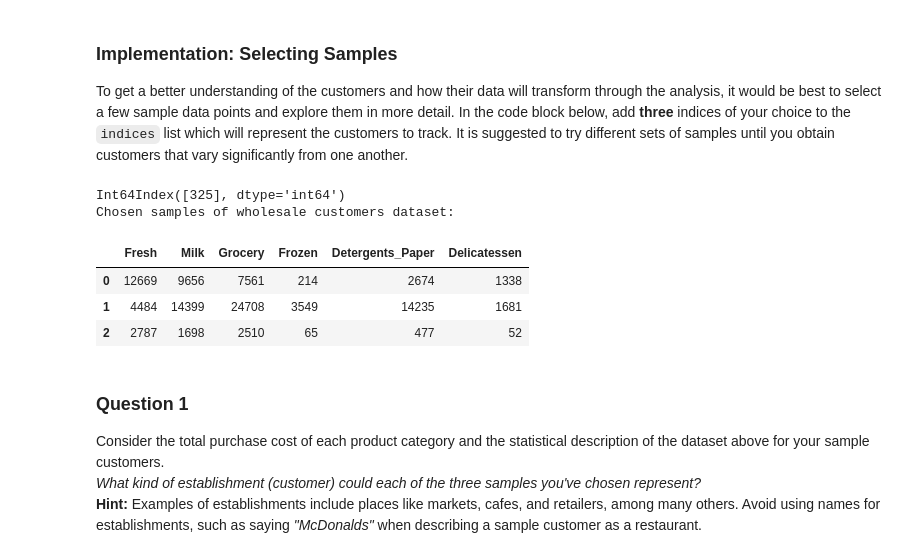
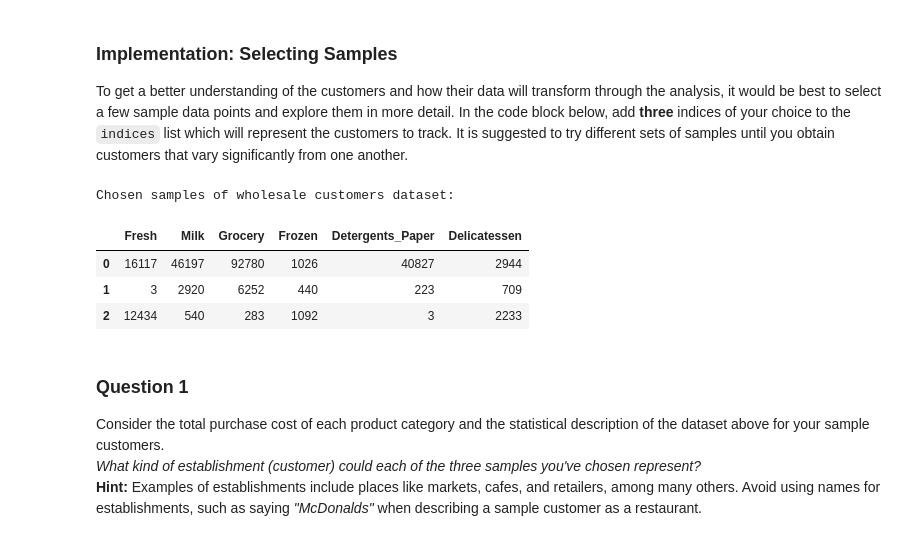
Before and after one commit to ginberg/customer_segments, a Jupyter notebook: customer_segments.ipynb, the cells around one changed output. Saved outputs shown, nothing was run; the diff lists cells and outputs as text; code cells hidden in the pictures.

```diff
--- a/customer_segments.ipynb
+++ b/customer_segments.ipynb
@@ -66,25 +66,24 @@ display(data.describe())
 ### Implementation: Selecting Samples
 To get a better understanding of the customers and how their data will transform through the analysis, it would be best to select a few sample data points and explore them in more detail. In the code block below, add **three** indices of your choice to the `indices` list which will represent the customers to track. It is suggested to try different sets of samples until you obtain customers that vary significantly from one another.
 # %%
+#determine some indexes to find different customers
+maxGroceryIndex = data[data['Grocery'] == np.max(data['Grocery'])].index
 minFreshIndex = data[data['Fresh'] == np.min(data['Fresh'])].index
-maxFrozenIndex = data[data['Frozen'] == np.max(data['Frozen'])].index
-print maxFrozenIndex
-
+minDetergentsPaperIndex = data[data['Detergents_Paper'] == np.min(data['Detergents_Paper'])].index
 
 # Select three indices of your choice you wish to sample from the dataset
-indices = [0, 201, 439]
+indices = [maxGroceryIndex[0], minFreshIndex[0], minDetergentsPaperIndex[1]]
 
 # Create a DataFrame of the chosen samples
 samples = pd.DataFrame(data.loc[indices], columns = data.keys()).reset_index(drop = True)
 print "Chosen samples of wholesale customers dataset:"
 display(samples)
 # %% [output]
-Int64Index([325], dtype='int64')
 Chosen samples of wholesale customers dataset:
 |  | Fresh | Milk | Grocery | Frozen | Detergents_Paper | Delicatessen |
-| 0 | 12669 | 9656 | 7561 | 214 | 2674 | 1338 |
-| 1 | 4484 | 14399 | 24708 | 3549 | 14235 | 1681 |
-| 2 | 2787 | 1698 | 2510 | 65 | 477 | 52 |
+| 0 | 16117 | 46197 | 92780 | 1026 | 40827 | 2944 |
+| 1 | 3 | 2920 | 6252 | 440 | 223 | 709 |
+| 2 | 12434 | 540 | 283 | 1092 | 3 | 2233 |
 # %% [markdown]
 ### Question 1
 Consider the total purchase cost of each product category and the statistical description of the dataset above for your sample customers.
```
Also changed, not shown: parts of 26 cells of this notebook, 1 other file.
